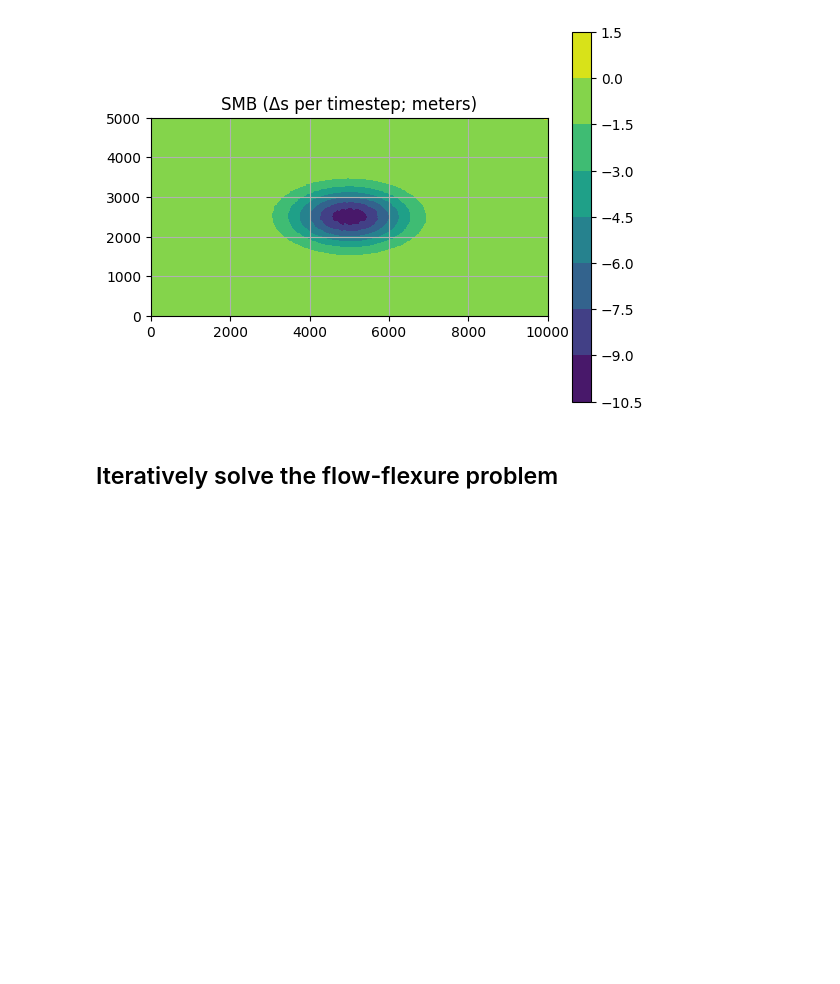
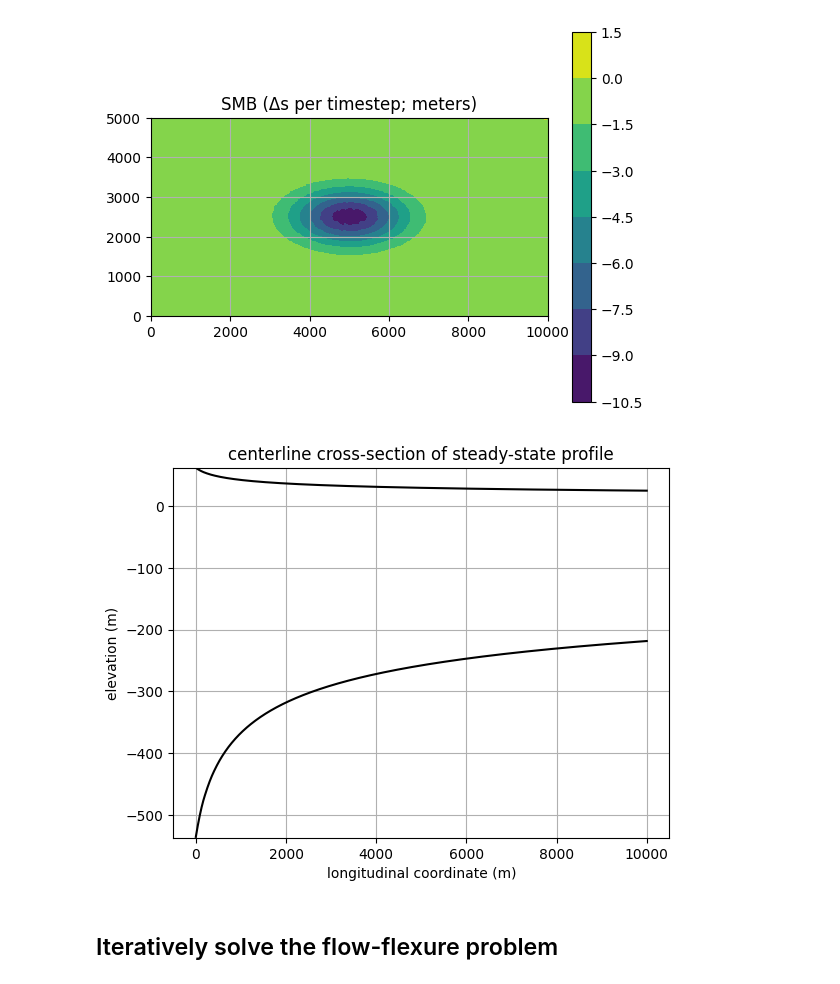
Before and after one commit to chrismiele/weird_flex, a Jupyter notebook: coupled_flow_flexure.ipynb, the cells around one changed output. Cells and saved outputs as stored; diff of their text form; code cells hidden in the pictures; blank space fills up the shorter version.

```diff
--- a/coupled_flow_flexure.ipynb
+++ b/coupled_flow_flexure.ipynb
@@ -154,6 +163,48 @@ plt.grid()
 plt.show()
 # %% [output]
 [figure]
+# %%
+u, H, b = u0.copy(deepcopy=True), H0.copy(deepcopy=True), b0.copy(deepcopy=True) #initialize parameters
+os.chdir('/home/sermilik/firedrake_stuff/figures/no_flexure') #for saving figures
+X = np.array([(k, Ly/2) for k in range (Lx+1)]) #along-flow line for getting geometry profiles
+
+for step in tqdm.trange(num_timesteps):
+
+    #############################
+    #############################
+    ### get velocity solution ###
+    #############################
+    #############################
+
+    u = solver.diagnostic_solve(velocity = u, side_friction = C0, thickness = H, base = b, fluidity = A)
+
+    ##################################
+    ##################################
+    ### dynamically thin the shelf ###
+    ##################################
+    ##################################
+
+    H = solver.prognostic_solve(dt, thickness = H, velocity = u,
+                                thickness_inflow = Constant(H_gl), accumulation = Constant(0))
+    s = project((1 - ϱ)*H, Q2)
+    b = project(-ϱ*H, Q2)
+
+
+X = np.array([(k, Ly/2) for k in range (Lx+1)]) #along-flow line for getting geometry profiles
+
+s_profile = np.array(s.at(X, tolerance = 1e-10))
+b_profile = np.array(b.at(X, tolerance = 1e-10))
+plt.figure()
+plt.title('centerline cross-section of steady-state profile')
+plt.xlabel('longitudinal coordinate (m)')
+plt.ylabel('elevation (m)')
+plt.ylim(int(-ϱ*H_gl), int((1 - ϱ)*H_gl))
+plt.plot(s_profile, color='k')
+plt.plot(b_profile, color='k')
+plt.grid()
+plt.savefig('iteration_0')
+# %% [output]
+[figure, added]
 # %% [markdown]
 ## Iteratively solve the flow-flexure problem
 # %%
```
Also changed, not shown: parts of 13 cells of this notebook.
